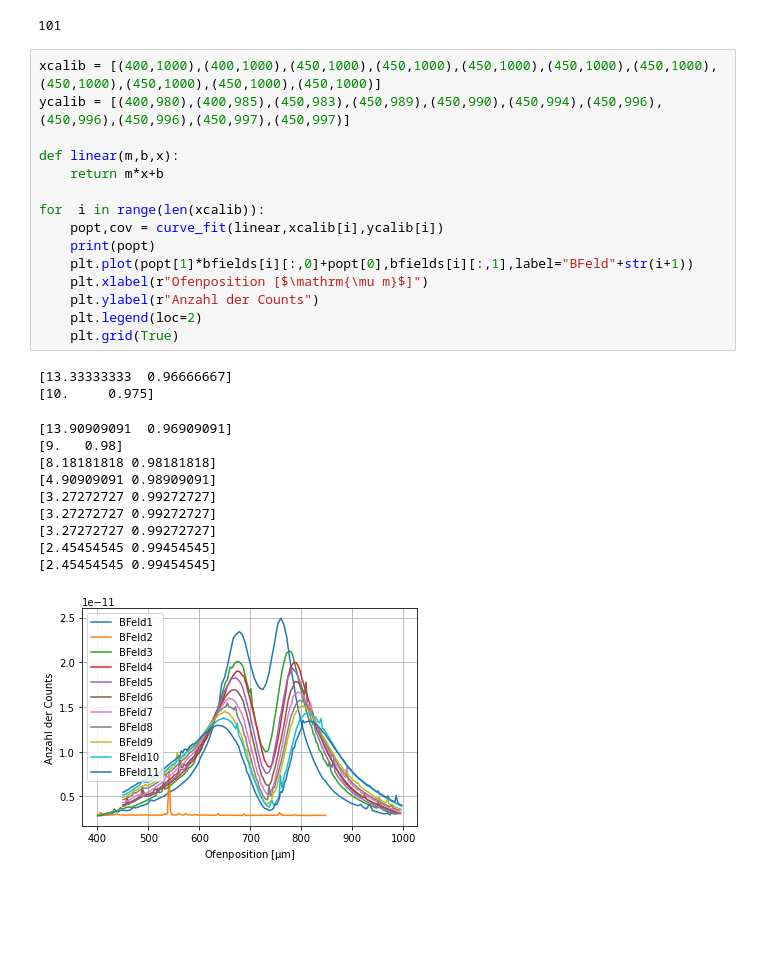
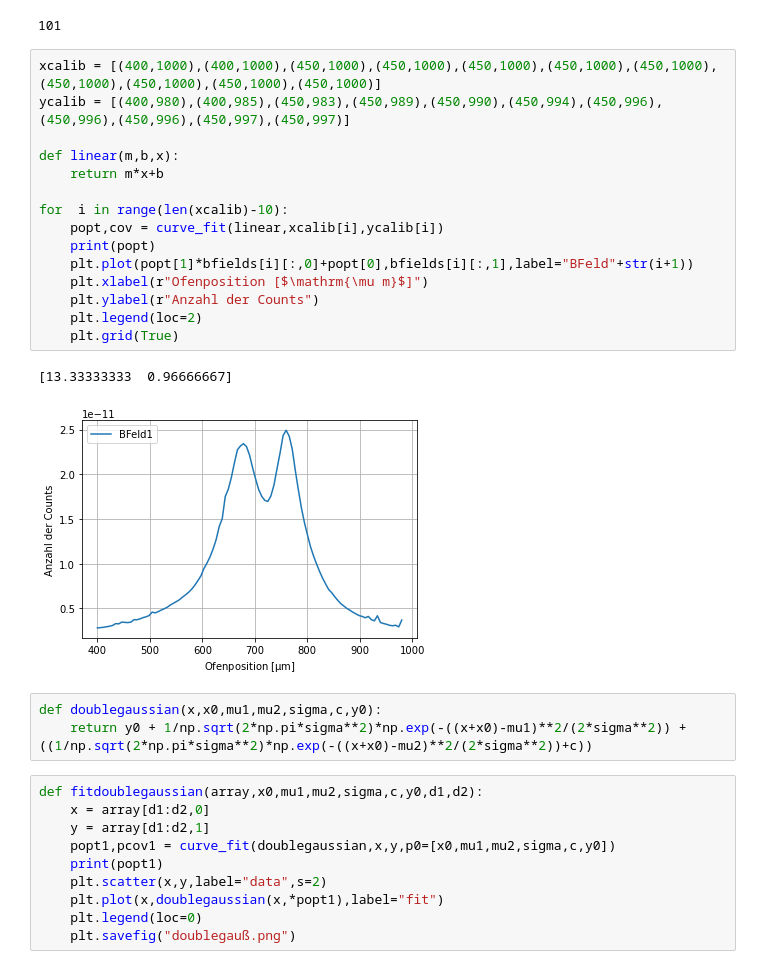
Before and after one commit to CaptainNikon/A2-, a Jupyter notebook: Auswertung.ipynb, the cells around one changed output. Drawn from its saved outputs; the diff is of its cells as text; blank space fills up the shorter version.

```diff
--- a/Auswertung.ipynb
+++ b/Auswertung.ipynb
@@ -40,28 +40,31 @@ print(len(u_ges))
 # %%
 xcalib = [(400,1000),(400,1000),(450,1000),(450,1000),(450,1000),(450,1000),(450,1000),(450,1000),(450,1000),(450,1000),(450,1000)]
 ycalib = [(400,980),(400,985),(450,983),(450,989),(450,990),(450,994),(450,996),(450,996),(450,996),(450,997),(450,997)]
 
 def linear(m,b,x):
     return m*x+b
 
-for  i in range(len(xcalib)):
+for  i in range(len(xcalib)-10):
     popt,cov = curve_fit(linear,xcalib[i],ycalib[i])
     print(popt)
     plt.plot(popt[1]*bfields[i][:,0]+popt[0],bfields[i][:,1],label="BFeld"+str(i+1))
     plt.xlabel(r"Ofenposition [$\mathrm{\mu m}$]")
     plt.ylabel(r"Anzahl der Counts")
     plt.legend(loc=2)
     plt.grid(True)
 # %% [output]
 [13.33333333  0.96666667]
-[10.     0.975]
-[13.90909091  0.96909091]
-[9.   0.98]
-[8.18181818 0.98181818]
-[4.90909091 0.98909091]
-[3.27272727 0.99272727]
-[3.27272727 0.99272727]
-[3.27272727 0.99272727]
-[2.45454545 0.99454545]
-[2.45454545 0.99454545]
-[figure, old version]
+[figure, new version]
+# %%
+def doublegaussian(x,x0,mu1,mu2,sigma,c,y0):
+    return y0 + 1/np.sqrt(2*np.pi*sigma**2)*np.exp(-((x+x0)-mu1)**2/(2*sigma**2)) + ((1/np.sqrt(2*np.pi*sigma**2)*np.exp(-((x+x0)-mu2)**2/(2*sigma**2))+c))
+# %%
+def fitdoublegaussian(array,x0,mu1,mu2,sigma,c,y0,d1,d2):
+    x = array[d1:d2,0]
+    y = array[d1:d2,1]
+    popt1,pcov1 = curve_fit(doublegaussian,x,y,p0=[x0,mu1,mu2,sigma,c,y0])
+    print(popt1)
+    plt.scatter(x,y,label="data",s=2)
+    plt.plot(x,doublegaussian(x,*popt1),label="fit")
+    plt.legend(loc=0)
+    plt.savefig("doublegauß.png")
```
Also changed, not shown: parts of 3 cells of this notebook, 2 other files.
